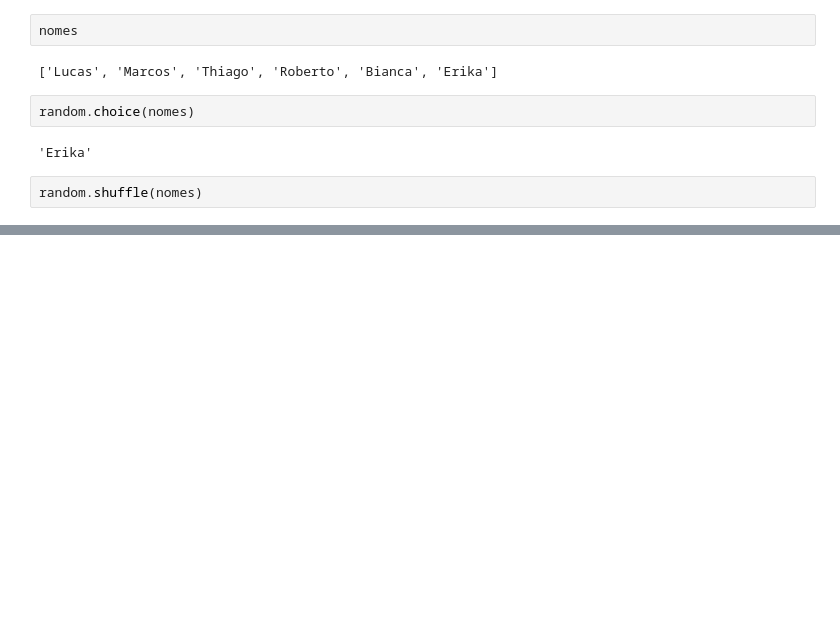
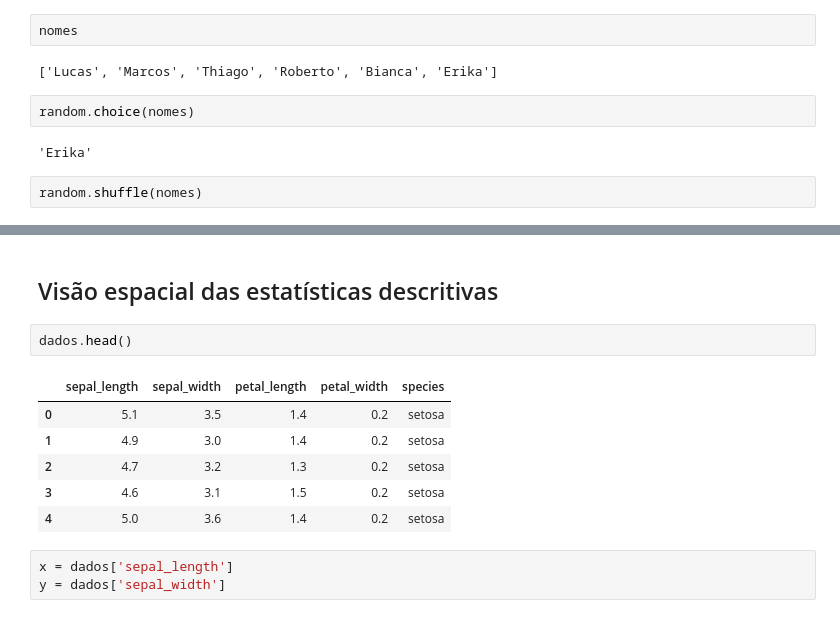
Before and after one commit to telmacarvalho/programa_de_bolsas_compass, a Jupyter notebook: Python/Exemplos_estatistica.ipynb, the cells around one changed output, grey strips where cells are left out. Cells and saved outputs as stored; diff of their text form; blank space fills up the shorter version.

```diff
--- a/Python/Exemplos_estatistica.ipynb
+++ b/Python/Exemplos_estatistica.ipynb
@@ -61,0 +201,14 @@ random.sample(nomes, 3)
+# %% [markdown]
+## Visão espacial das estatísticas descritivas
+# %%
+dados.head()
+# %% [output]
+|  | sepal_length | sepal_width | petal_length | petal_width | species |
+| 0 | 5.1 | 3.5 | 1.4 | 0.2 | setosa |
+| 1 | 4.9 | 3.0 | 1.4 | 0.2 | setosa |
+| 2 | 4.7 | 3.2 | 1.3 | 0.2 | setosa |
+| 3 | 4.6 | 3.1 | 1.5 | 0.2 | setosa |
+| 4 | 5.0 | 3.6 | 1.4 | 0.2 | setosa |
+# %%
+x = dados['sepal_length']
+y = dados['sepal_width']
```
Also changed, not shown: parts of 36 cells of this notebook.
